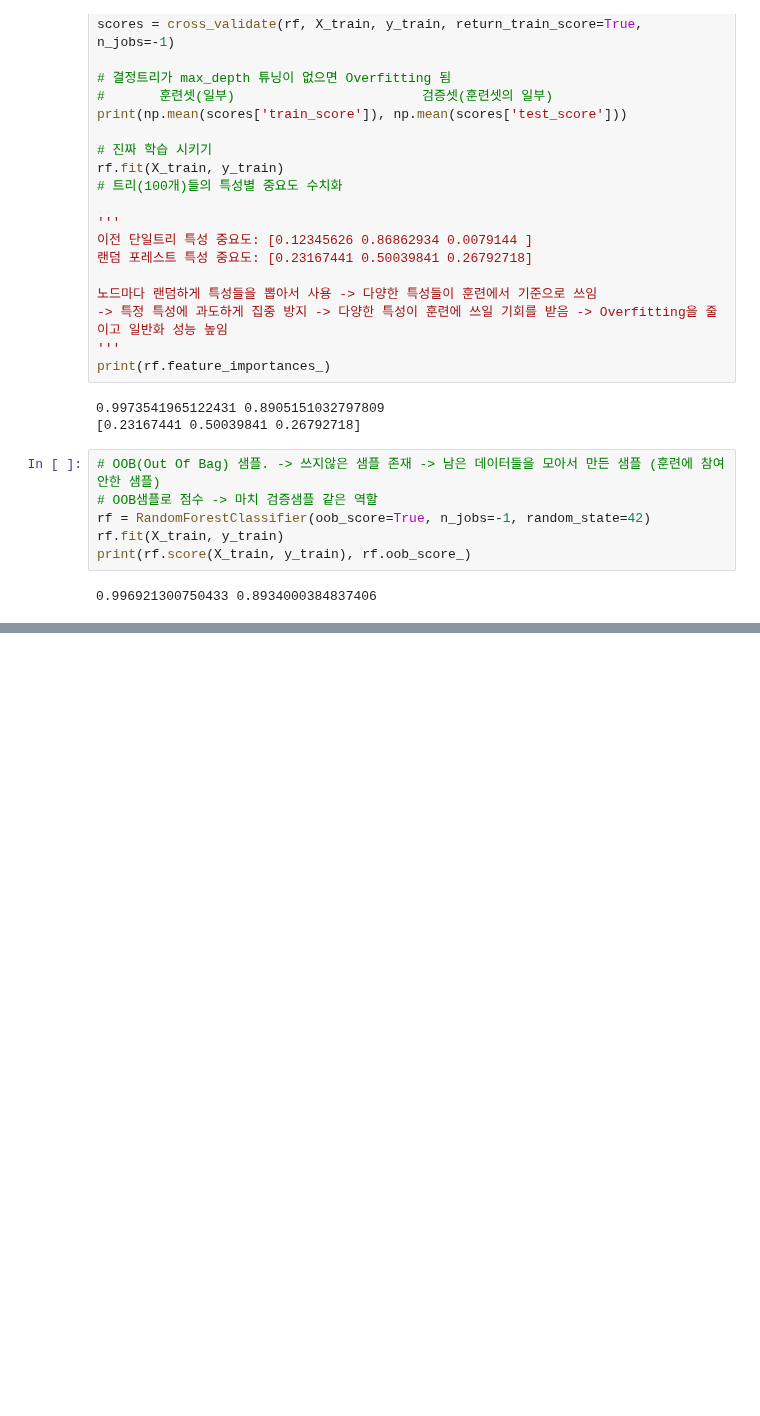
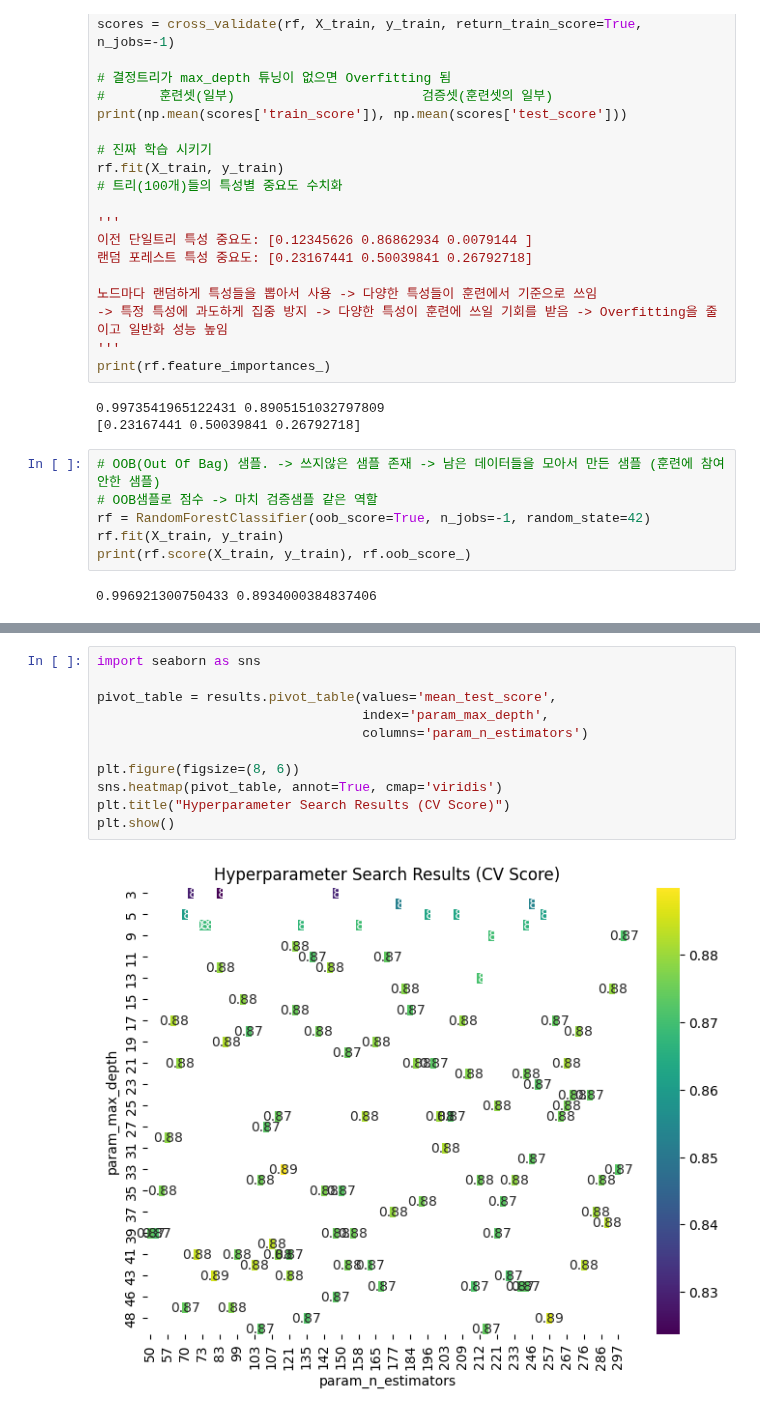
Before and after one commit to verba-neo/gaida-1, a Jupyter notebook: ML/06_ensemble.ipynb, the cells around one changed output, grey strips where cells are left out. Drawn from its saved outputs; the diff is of its cells as text; blank space fills up the shorter version.

```diff
--- a/ML/06_ensemble.ipynb
+++ b/ML/06_ensemble.ipynb
@@ -71,0 +129,13 @@ from scipy.stats import uniform, randint
+# %%
+import seaborn as sns
+
+pivot_table = results.pivot_table(values='mean_test_score',
+                                  index='param_max_depth',
+                                  columns='param_n_estimators')
+
+plt.figure(figsize=(8, 6))
+sns.heatmap(pivot_table, annot=True, cmap='viridis')
+plt.title("Hyperparameter Search Results (CV Score)")
+plt.show()
+# %% [output]
+[figure, added]
```
Also changed, not shown: parts of 5 cells of this notebook.
